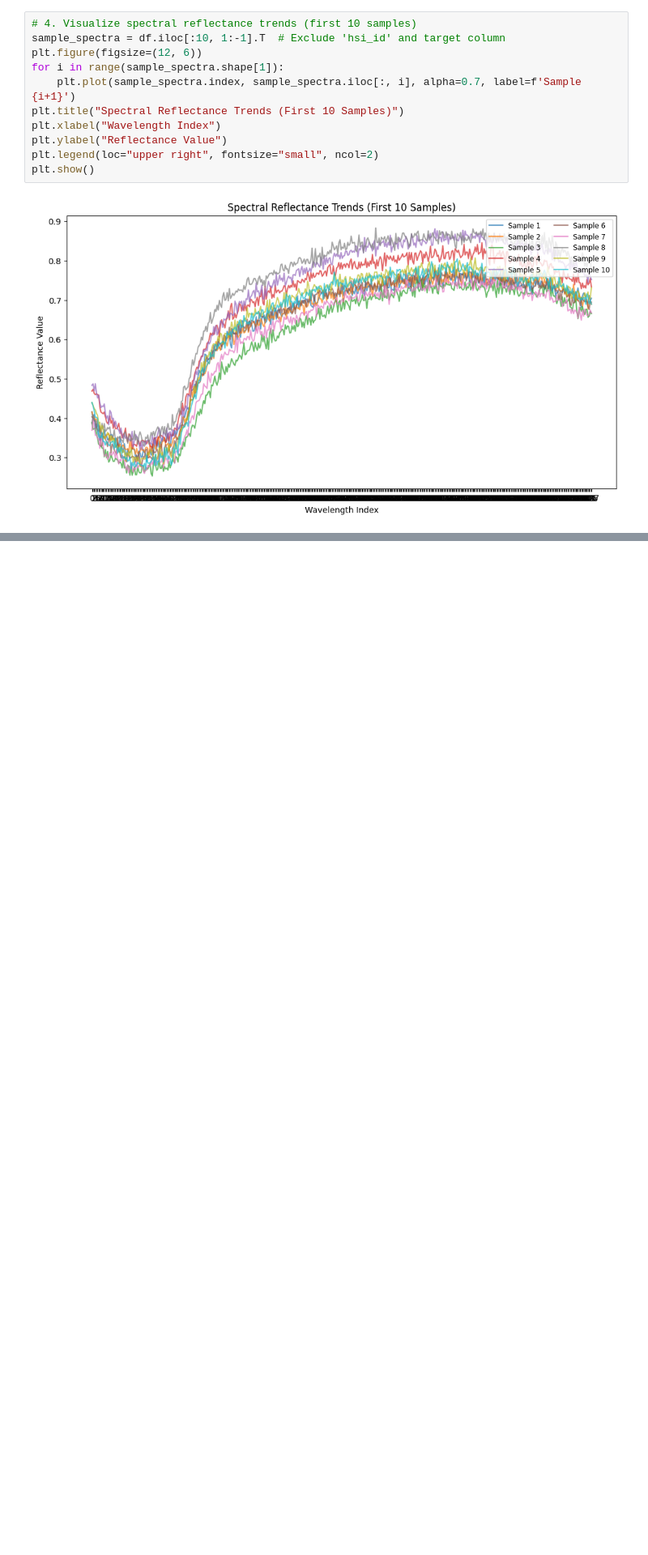
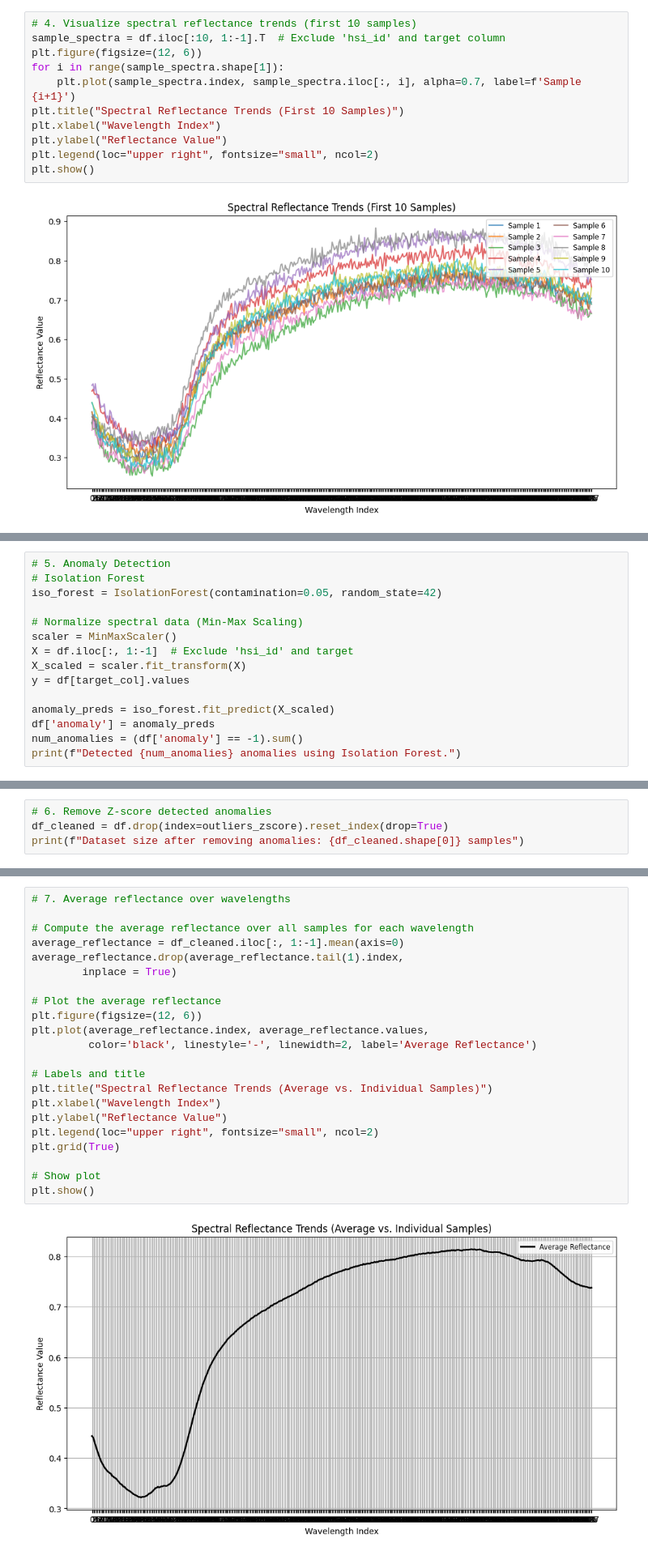
Before and after one commit to PeriStern/MLE-assigment-, a Jupyter notebook: Assigment document.ipynb, the cells around one changed output, grey strips where cells are left out. Shown at 81% size. Saved outputs shown, nothing was run; the diff lists cells and outputs as text; blank space fills up the shorter version.

Commit message:
data exploration commplete

```diff
--- a/Assigment document.ipynb
+++ b/Assigment document.ipynb
@@ -61,0 +86,15 @@ plt.show()
+# %%
+# 5. Anomaly Detection
+# Isolation Forest
+iso_forest = IsolationForest(contamination=0.05, random_state=42)
+
+# Normalize spectral data (Min-Max Scaling)
+scaler = MinMaxScaler()
+X = df.iloc[:, 1:-1]  # Exclude 'hsi_id' and target
+X_scaled = scaler.fit_transform(X)
+y = df[target_col].values
+
+anomaly_preds = iso_forest.fit_predict(X_scaled)
+df['anomaly'] = anomaly_preds
+num_anomalies = (df['anomaly'] == -1).sum()
+print(f"Detected {num_anomalies} anomalies using Isolation Forest.")
@@ -61,0 +103,4 @@ plt.show()
+# %%
+# 6. Remove Z-score detected anomalies
+df_cleaned = df.drop(index=outliers_zscore).reset_index(drop=True)
+print(f"Dataset size after removing anomalies: {df_cleaned.shape[0]} samples")
@@ -61,0 +109,24 @@ plt.show()
+# %%
+# 7. Average reflectance over wavelengths
+
+# Compute the average reflectance over all samples for each wavelength
+average_reflectance = df_cleaned.iloc[:, 1:-1].mean(axis=0)
+average_reflectance.drop(average_reflectance.tail(1).index,
+        inplace = True)
+
+# Plot the average reflectance
+plt.figure(figsize=(12, 6))
+plt.plot(average_reflectance.index, average_reflectance.values,
+         color='black', linestyle='-', linewidth=2, label='Average Reflectance')
+
+# Labels and title
+plt.title("Spectral Reflectance Trends (Average vs. Individual Samples)")
+plt.xlabel("Wavelength Index")
+plt.ylabel("Reflectance Value")
+plt.legend(loc="upper right", fontsize="small", ncol=2)
+plt.grid(True)
+
+# Show plot
+plt.show()
+# %% [output]
+[figure, added]
```
Also changed, not shown: parts of 9 cells of this notebook, 1 other file.
